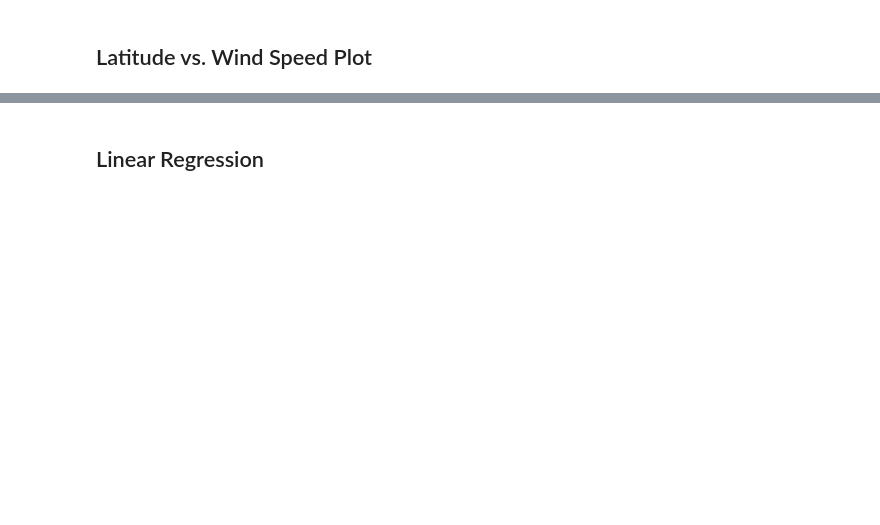
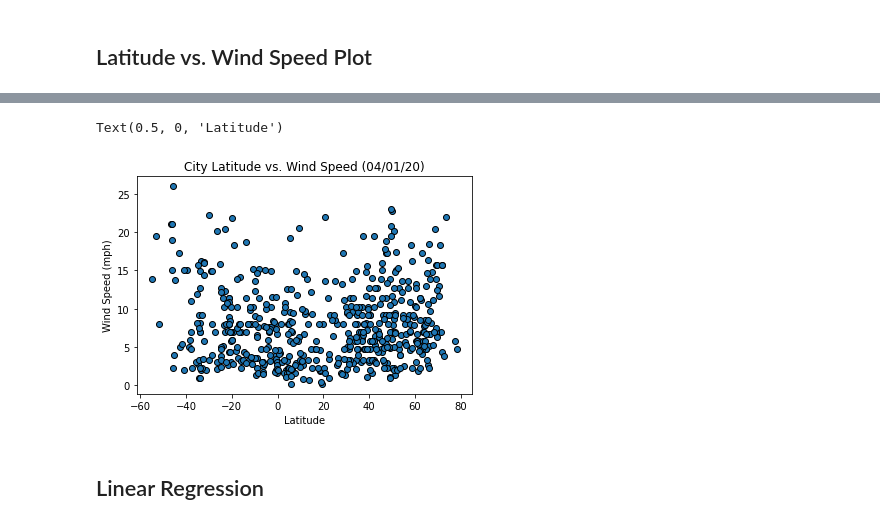
Before and after one commit to msierra-09/python-api-challenge, a Jupyter notebook: WeatherPy/WeatherPy.ipynb, the cells around one changed output, grey strips where cells are left out. Cells and saved outputs as stored; diff of their text form; code cells hidden in the pictures; blank space fills up the shorter version.

```diff
--- a/WeatherPy/WeatherPy.ipynb
+++ b/WeatherPy/WeatherPy.ipynb
@@ -118,2 +211,10 @@ Int64Index([], dtype='int64')
+# %%
+plt.scatter(x=data["Lat"], y=data["Wind Speed"], edgecolor="black")
+plt.title("City Latitude vs. Wind Speed (04/01/20)")
+plt.ylabel("Wind Speed (mph)")
+plt.xlabel("Latitude")
+# %% [output]
+Text(0.5, 0, 'Latitude')
+[figure, added]
 # %% [markdown]
 ## Linear Regression
```
Also changed, not shown: parts of 34 cells of this notebook, 3 other files.
